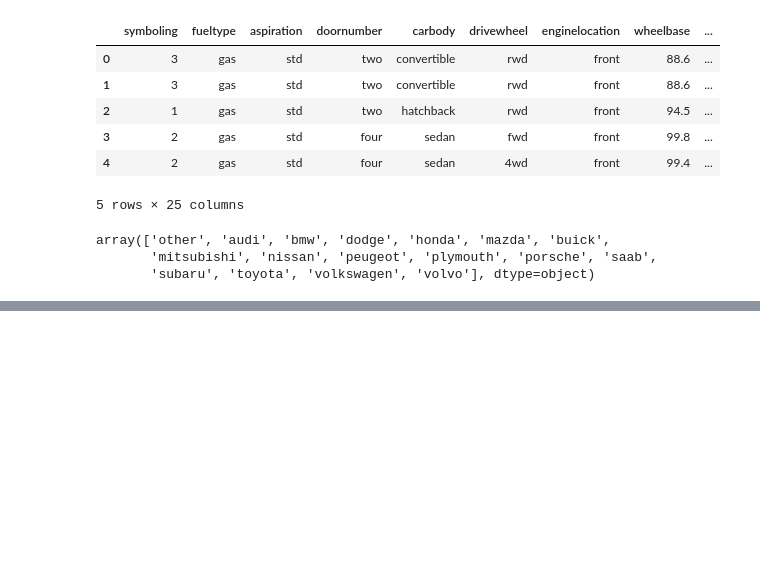
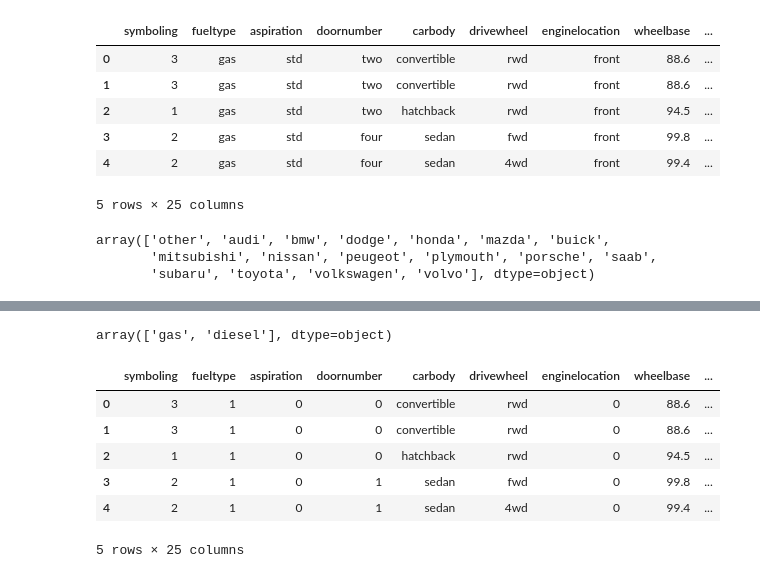
Before and after one commit to Imani-hub-pixel/Car-Price-Prediction-using-Linear-Regression, a Jupyter notebook: Notebook/Model training.ipynb, the cells around one changed output, grey strips where cells are left out. Cells and saved outputs as stored; diff of their text form; code cells hidden in the pictures; blank space fills up the shorter version.

```diff
--- a/Notebook/Model training.ipynb
+++ b/Notebook/Model training.ipynb
@@ -146,0 +179,19 @@ X_train.shape,X_test.shape,y_train.shape,y_test.shape
+# %%
+df['fueltype'].unique()
+# %% [output]
+array(['gas', 'diesel'], dtype=object)
+# %%
+from sklearn.preprocessing import LabelEncoder
+encode=LabelEncoder()
+binary_col=[col for col in df.columns if df[col].nunique()==2]
+for col in binary_col:
+    df[col]=encode.fit_transform(df[col])
+df.head()
+# %% [output]
+|  | symboling | fueltype | aspiration | doornumber | carbody | drivewheel | enginelocation | wheelbase | ... |
+| 0 | 3 | 1 | 0 | 0 | convertible | rwd | 0 | 88.6 | ... |
+| 1 | 3 | 1 | 0 | 0 | convertible | rwd | 0 | 88.6 | ... |
+| 2 | 1 | 1 | 0 | 0 | hatchback | rwd | 0 | 94.5 | ... |
+| 3 | 2 | 1 | 0 | 1 | sedan | fwd | 0 | 99.8 | ... |
+| 4 | 2 | 1 | 0 | 1 | sedan | 4wd | 0 | 99.4 | ... |
+5 rows × 25 columns
```
Also changed, not shown: parts of 23 cells of this notebook.
